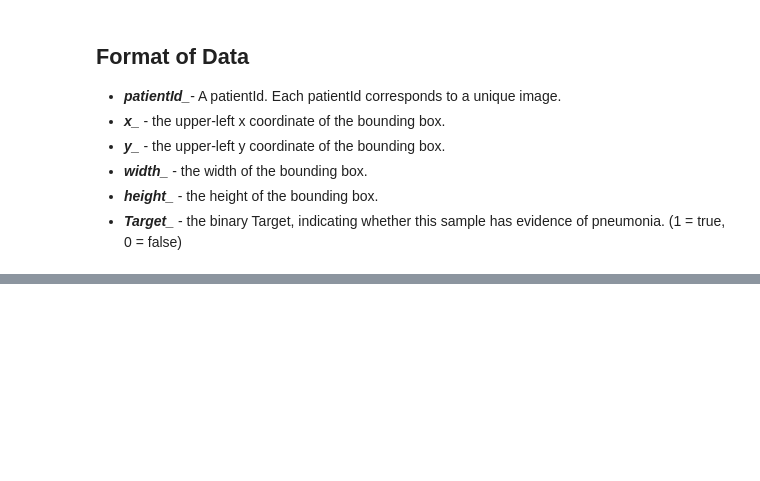
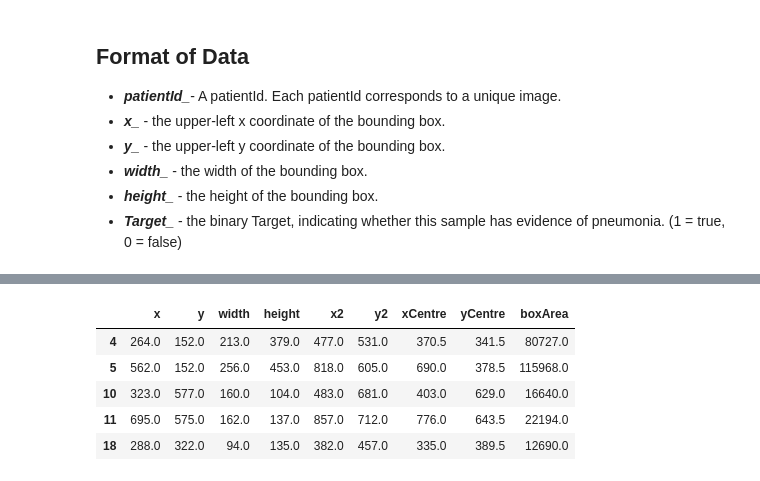
Before and after one commit to BozinovskiDaniel/Pneumonia-Image-Classifier, a Jupyter notebook: EDA_Pneuomonia.ipynb, the cells around one changed output, grey strips where cells are left out. Saved outputs shown, nothing was run; the diff lists cells and outputs as text; code cells hidden in the pictures; blank space fills up the shorter version.

```diff
--- a/EDA_Pneuomonia.ipynb
+++ b/EDA_Pneuomonia.ipynb
@@ -24,0 +104,22 @@
+# %%
+boxNums = merged.dropna()[['x', 'y', 'width', 'height']].copy() # Make a copy of just the boxes
+
+# Calculate x2 & y2 coordinates
+boxNums['x2'] = boxNums['x'] + boxNums['width']
+boxNums['y2'] = boxNums['y'] + boxNums['height']
+
+# Calculate x2 & y2 centres
+boxNums['xCentre'] = boxNums['x'] + boxNums['width']/2
+boxNums['yCentre'] = boxNums['y'] + boxNums['height']/2
+
+# Calculate area of the box
+boxNums['boxArea'] = boxNums['width'] * boxNums['height']
+# %%
+boxNums.head()
+# %% [output]
+|  | x | y | width | height | x2 | y2 | xCentre | yCentre | boxArea |
+| 4 | 264.0 | 152.0 | 213.0 | 379.0 | 477.0 | 531.0 | 370.5 | 341.5 | 80727.0 |
+| 5 | 562.0 | 152.0 | 256.0 | 453.0 | 818.0 | 605.0 | 690.0 | 378.5 | 115968.0 |
+| 10 | 323.0 | 577.0 | 160.0 | 104.0 | 483.0 | 681.0 | 403.0 | 629.0 | 16640.0 |
+| 11 | 695.0 | 575.0 | 162.0 | 137.0 | 857.0 | 712.0 | 776.0 | 643.5 | 22194.0 |
+| 18 | 288.0 | 322.0 | 94.0 | 135.0 | 382.0 | 457.0 | 335.0 | 389.5 | 12690.0 |
```
Also changed, not shown: parts of 14 cells of this notebook.
